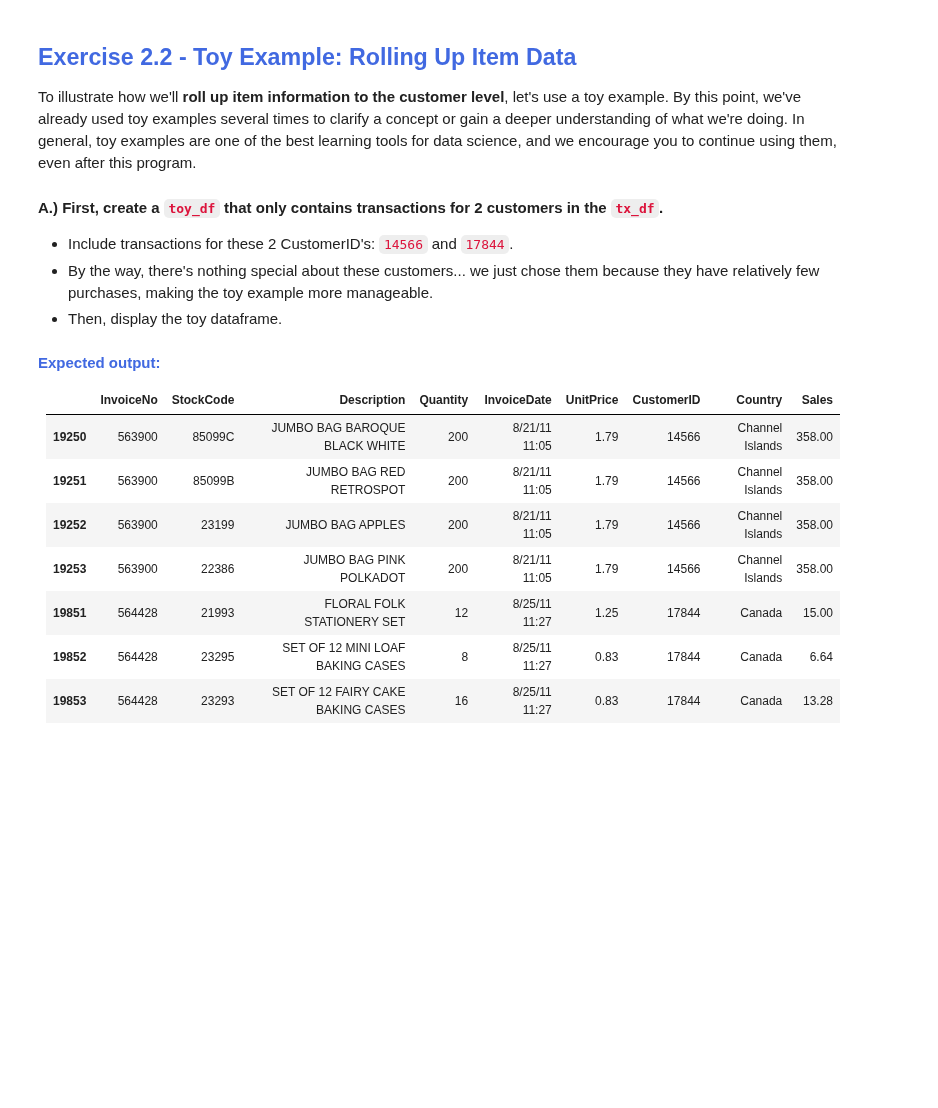
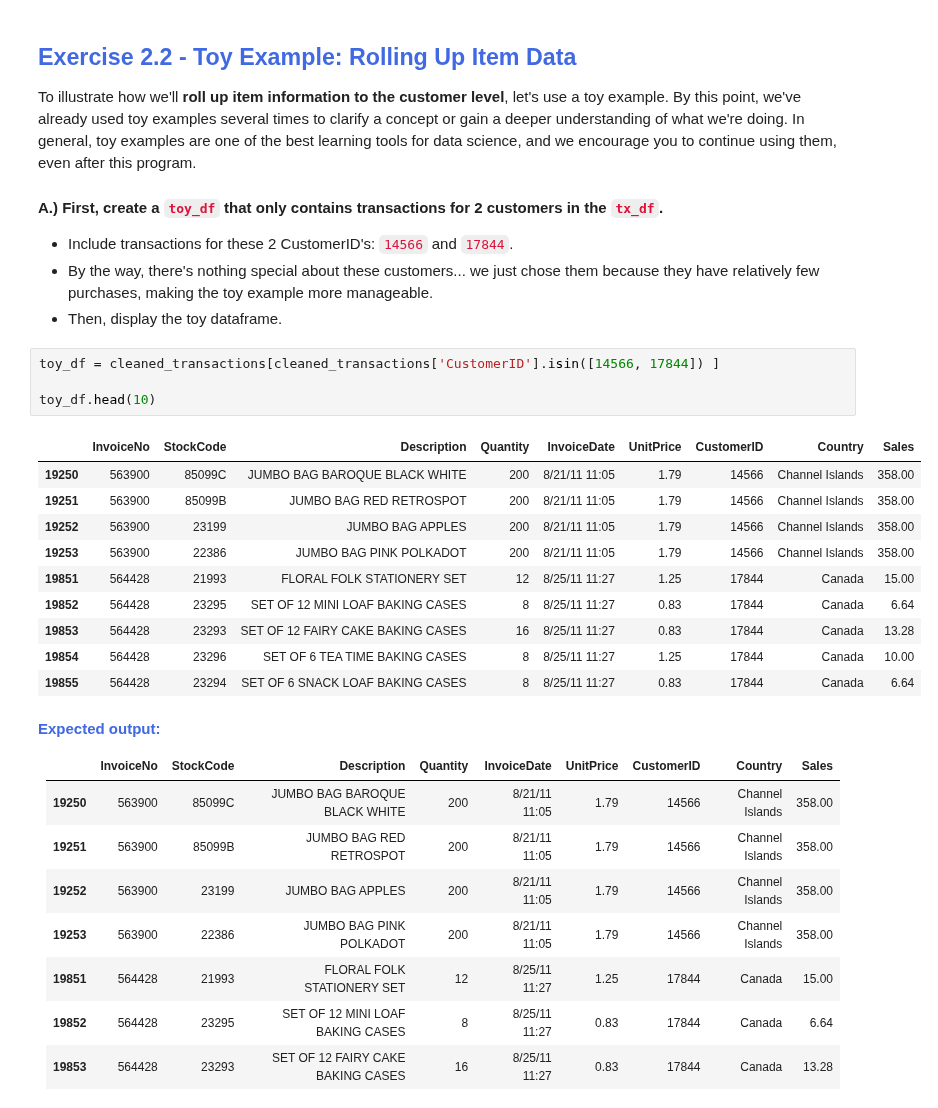
Before and after one commit to tundeiness/Unsupervised_Customer, a Jupyter notebook: 2 - Workbook - Dimensionality Reduction.ipynb, the cells around one changed output. Cells and saved outputs as stored; diff of their text form; blank space fills up the shorter version.

Commit message:
create toy_df that only contains transactions for 2 customers

```diff
--- a/2 - Workbook - Dimensionality Reduction.ipynb
+++ b/2 - Workbook - Dimensionality Reduction.ipynb
@@ -155,6 +155,21 @@ To illustrate how we'll **roll up item information to the customer level**, let'
 * Include transactions for these 2 CustomerID's: <code style="color:crimson">14566</code> and <code style="color:crimson">17844</code>.
 * By the way, there's nothing special about these customers... we just chose them because they have relatively few purchases, making the toy example more manageable.
 * Then, display the toy dataframe.
+# %%
+toy_df = cleaned_transactions[cleaned_transactions['CustomerID'].isin([14566, 17844]) ]
+
+toy_df.head(10)
+# %% [output]
+|  | InvoiceNo | StockCode | Description | Quantity | InvoiceDate | UnitPrice | CustomerID | Country | Sales |
+| 19250 | 563900 | 85099C | JUMBO BAG BAROQUE BLACK WHITE | 200 | 8/21/11 11:05 | 1.79 | 14566 | Channel Islands | 358.00 |
+| 19251 | 563900 | 85099B | JUMBO BAG RED RETROSPOT | 200 | 8/21/11 11:05 | 1.79 | 14566 | Channel Islands | 358.00 |
+| 19252 | 563900 | 23199 | JUMBO BAG APPLES | 200 | 8/21/11 11:05 | 1.79 | 14566 | Channel Islands | 358.00 |
+| 19253 | 563900 | 22386 | JUMBO BAG PINK POLKADOT | 200 | 8/21/11 11:05 | 1.79 | 14566 | Channel Islands | 358.00 |
+| 19851 | 564428 | 21993 | FLORAL FOLK STATIONERY SET | 12 | 8/25/11 11:27 | 1.25 | 17844 | Canada | 15.00 |
+| 19852 | 564428 | 23295 | SET OF 12 MINI LOAF BAKING CASES | 8 | 8/25/11 11:27 | 0.83 | 17844 | Canada | 6.64 |
+| 19853 | 564428 | 23293 | SET OF 12 FAIRY CAKE BAKING CASES | 16 | 8/25/11 11:27 | 0.83 | 17844 | Canada | 13.28 |
+| 19854 | 564428 | 23296 | SET OF 6 TEA TIME BAKING CASES | 8 | 8/25/11 11:27 | 1.25 | 17844 | Canada | 10.00 |
+| 19855 | 564428 | 23294 | SET OF 6 SNACK LOAF BAKING CASES | 8 | 8/25/11 11:27 | 0.83 | 17844 | Canada | 6.64 |
 # %% [markdown]
 <strong style="color:RoyalBlue">Expected output:</strong>
 <table border="1" class="dataframe">
```
